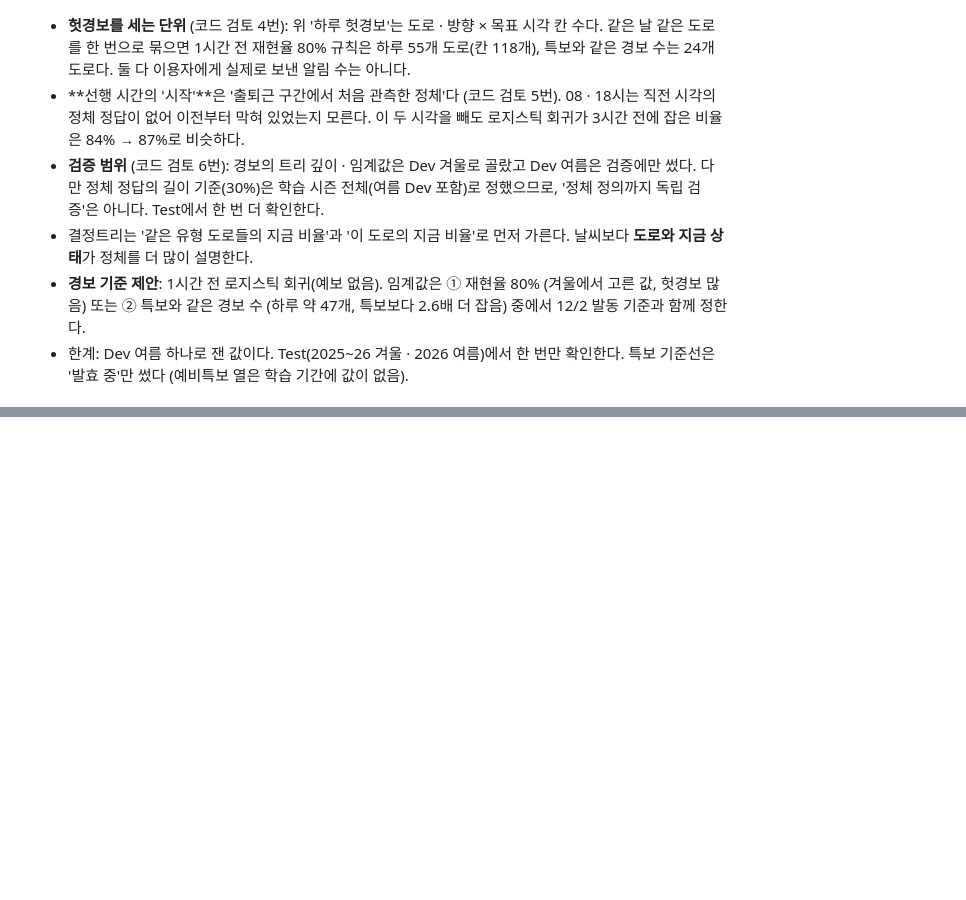
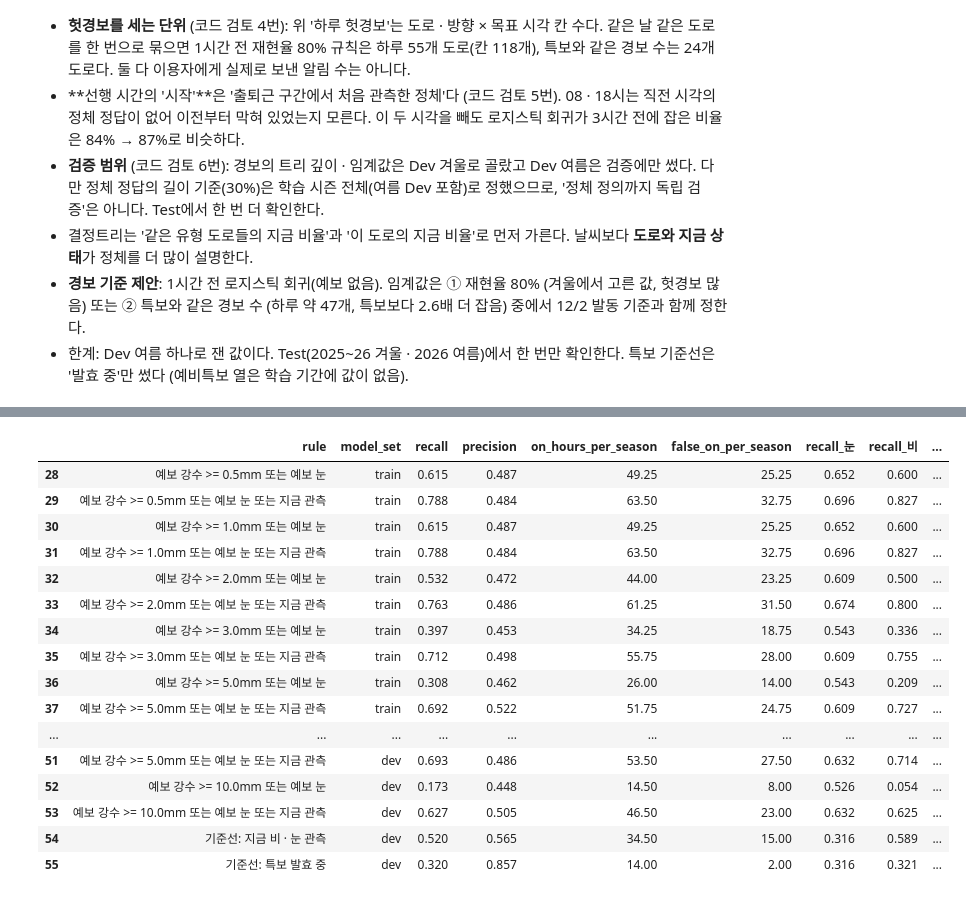
Before and after one commit to data-crawling-6/seoul-weather-traffic, a Jupyter notebook: notebooks/02_analysis/ljh_alert_survival.ipynb, the cells around one changed output, grey strips where cells are left out. Cells and saved outputs as stored; diff of their text form; code cells hidden in the pictures; blank space fills up the shorter version.

```diff
--- a/notebooks/02_analysis/ljh_alert_survival.ipynb
+++ b/notebooks/02_analysis/ljh_alert_survival.ipynb
@@ -512,0 +552,24 @@ print((TAB / 'alert_tree_rules.txt').read_text(encoding='utf-8')[:2500])
+# %%
+RUN_TRIGGER = False   # True: 발동 기준을 다시 계산한다 (1분 안)
+if RUN_TRIGGER:
+    subprocess.run([sys.executable, str(ROOT / 'src/analysis/trigger_rule.py')], check=True)
+tc = pd.read_csv(TAB / 'trigger_rule_candidates.csv', encoding='utf-8-sig')
+tc[(tc['horizon'] == 3)][['rule', 'model_set', 'recall', 'precision', 'on_hours_per_season', 'false_on_per_season', 'recall_눈', 'recall_비', 'chosen']].round(3)
+# %% [output]
+|  | rule | model_set | recall | precision | on_hours_per_season | false_on_per_season | recall_눈 | recall_비 | ... |
+| 28 | 예보 강수 >= 0.5mm 또는 예보 눈 | train | 0.615 | 0.487 | 49.25 | 25.25 | 0.652 | 0.600 | ... |
+| 29 | 예보 강수 >= 0.5mm 또는 예보 눈 또는 지금 관측 | train | 0.788 | 0.484 | 63.50 | 32.75 | 0.696 | 0.827 | ... |
+| 30 | 예보 강수 >= 1.0mm 또는 예보 눈 | train | 0.615 | 0.487 | 49.25 | 25.25 | 0.652 | 0.600 | ... |
+| 31 | 예보 강수 >= 1.0mm 또는 예보 눈 또는 지금 관측 | train | 0.788 | 0.484 | 63.50 | 32.75 | 0.696 | 0.827 | ... |
+| 32 | 예보 강수 >= 2.0mm 또는 예보 눈 | train | 0.532 | 0.472 | 44.00 | 23.25 | 0.609 | 0.500 | ... |
+| 33 | 예보 강수 >= 2.0mm 또는 예보 눈 또는 지금 관측 | train | 0.763 | 0.486 | 61.25 | 31.50 | 0.674 | 0.800 | ... |
+| 34 | 예보 강수 >= 3.0mm 또는 예보 눈 | train | 0.397 | 0.453 | 34.25 | 18.75 | 0.543 | 0.336 | ... |
+| 35 | 예보 강수 >= 3.0mm 또는 예보 눈 또는 지금 관측 | train | 0.712 | 0.498 | 55.75 | 28.00 | 0.609 | 0.755 | ... |
+| 36 | 예보 강수 >= 5.0mm 또는 예보 눈 | train | 0.308 | 0.462 | 26.00 | 14.00 | 0.543 | 0.209 | ... |
+| 37 | 예보 강수 >= 5.0mm 또는 예보 눈 또는 지금 관측 | train | 0.692 | 0.522 | 51.75 | 24.75 | 0.609 | 0.727 | ... |
+| ... | ... | ... | ... | ... | ... | ... | ... | ... | ... |
+| 51 | 예보 강수 >= 5.0mm 또는 예보 눈 또는 지금 관측 | dev | 0.693 | 0.486 | 53.50 | 27.50 | 0.632 | 0.714 | ... |
+| 52 | 예보 강수 >= 10.0mm 또는 예보 눈 | dev | 0.173 | 0.448 | 14.50 | 8.00 | 0.526 | 0.054 | ... |
+| 53 | 예보 강수 >= 10.0mm 또는 예보 눈 또는 지금 관측 | dev | 0.627 | 0.505 | 46.50 | 23.00 | 0.632 | 0.625 | ... |
+| 54 | 기준선: 지금 비 · 눈 관측 | dev | 0.520 | 0.565 | 34.50 | 15.00 | 0.316 | 0.589 | ... |
+| 55 | 기준선: 특보 발효 중 | dev | 0.320 | 0.857 | 14.00 | 2.00 | 0.316 | 0.321 | ... |
```
Also changed, not shown: parts of 6 cells of this notebook, 8 other files.
